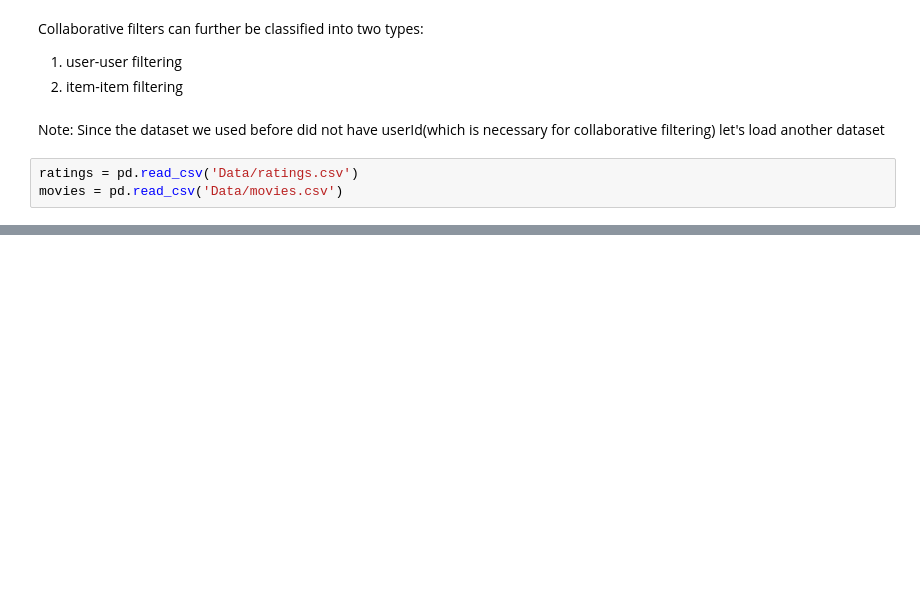
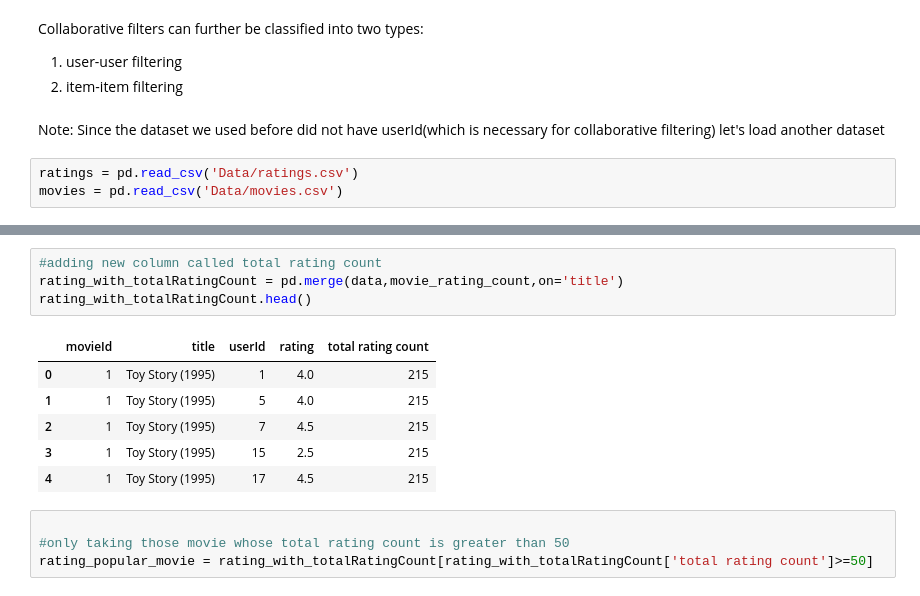
Before and after one commit to buriihenry/Movie-Recommender-system, a Jupyter notebook: Movie Recommender .ipynb, the cells around one changed output, grey strips where cells are left out. Cells and saved outputs as stored; diff of their text form; blank space fills up the shorter version.

```diff
--- a/Movie Recommender .ipynb
+++ b/Movie Recommender .ipynb
@@ -493,0 +659,15 @@ print('Num of Movies: '+str(n_items))
+# %%
+#adding new column called total rating count
+rating_with_totalRatingCount = pd.merge(data,movie_rating_count,on='title')
+rating_with_totalRatingCount.head()
+# %% [output]
+|  | movieId | title | userId | rating | total rating count |
+| 0 | 1 | Toy Story (1995) | 1 | 4.0 | 215 |
+| 1 | 1 | Toy Story (1995) | 5 | 4.0 | 215 |
+| 2 | 1 | Toy Story (1995) | 7 | 4.5 | 215 |
+| 3 | 1 | Toy Story (1995) | 15 | 2.5 | 215 |
+| 4 | 1 | Toy Story (1995) | 17 | 4.5 | 215 |
+# %%
+
+#only taking those movie whose total rating count is greater than 50
+rating_popular_movie = rating_with_totalRatingCount[rating_with_totalRatingCount['total rating count']>=50]
```
Also changed, not shown: parts of 27 cells of this notebook.
